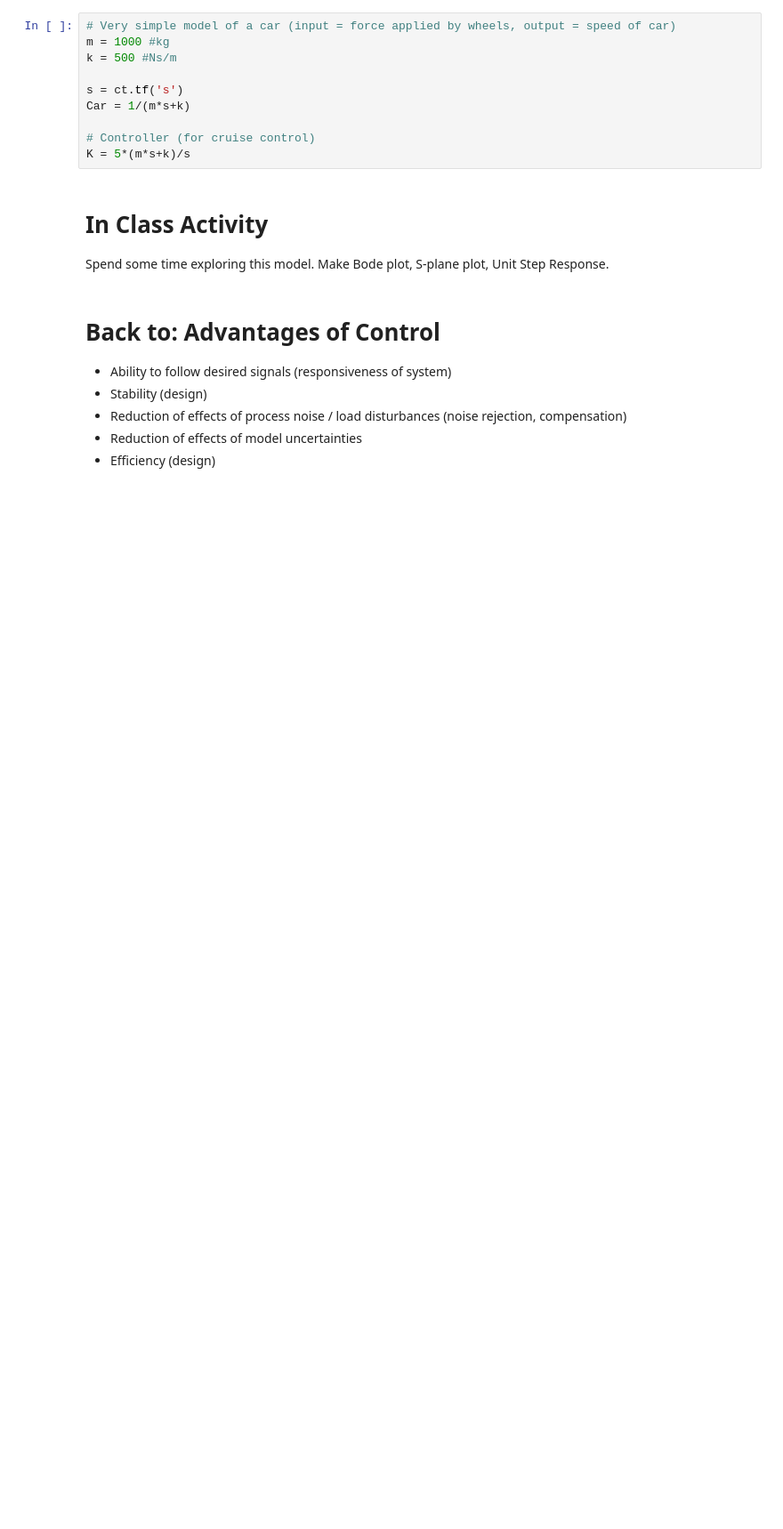
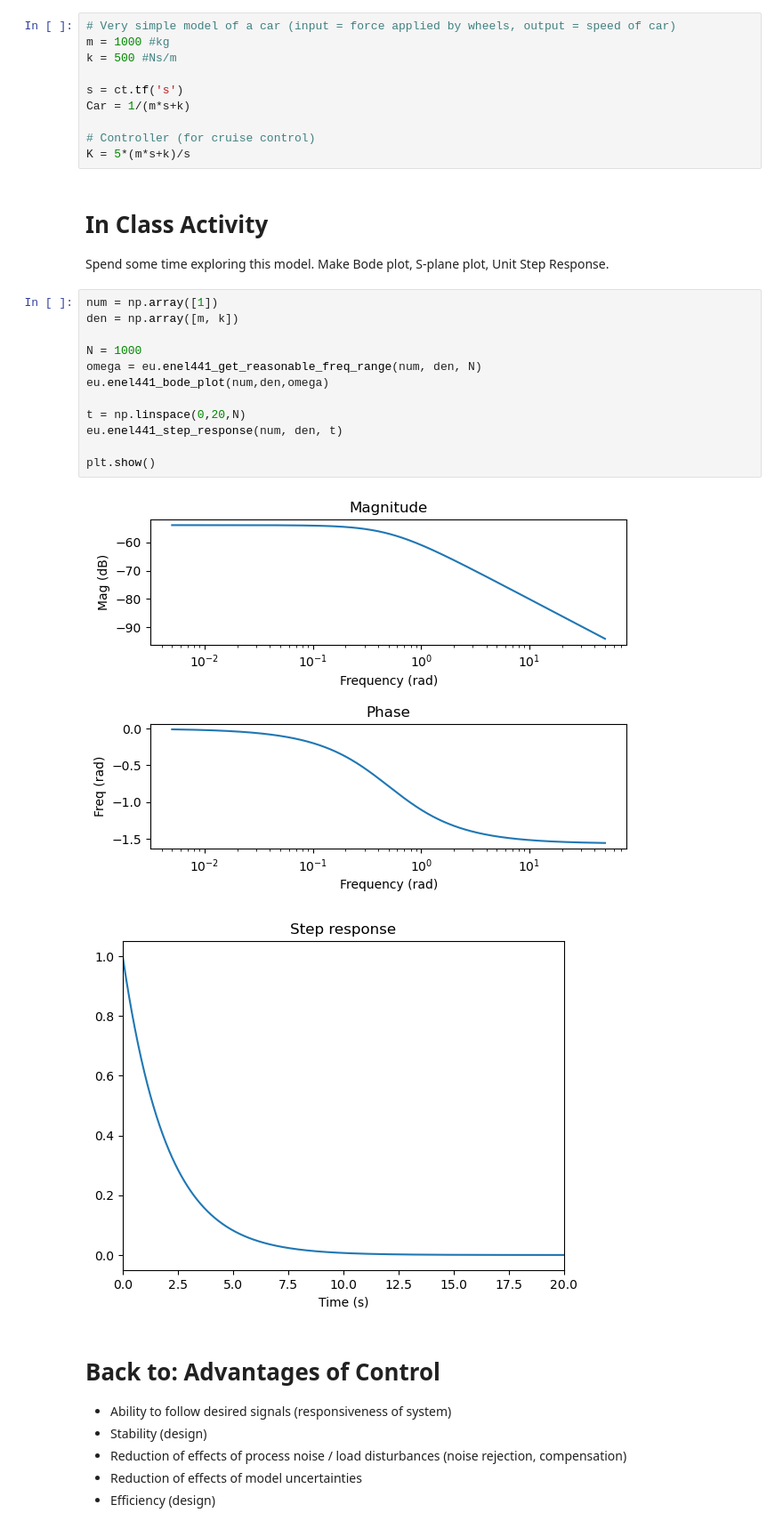
Before and after one commit to issam-akhtar/ENEL44-Unit-2---Intro-to-control, a Jupyter notebook: sensitivity function.ipynb, the cells around one changed output. Shown at 89% size. Cells and saved outputs as stored; diff of their text form; blank space fills up the shorter version.

```diff
--- a/sensitivity function.ipynb
+++ b/sensitivity function.ipynb
@@ -140,6 +140,21 @@ K = 5*(m*s+k)/s
 # In Class Activity
 
 Spend some time exploring this model. Make Bode plot, S-plane plot, Unit Step Response.
+# %%
+num = np.array([1])
+den = np.array([m, k])
+
+N = 1000
+omega = eu.enel441_get_reasonable_freq_range(num, den, N)
+eu.enel441_bode_plot(num,den,omega)
+
+t = np.linspace(0,20,N)
+eu.enel441_step_response(num, den, t)
+
+plt.show()
+# %% [output]
+[figure, added]
+[figure, added]
 # %% [markdown]
 # Back to: Advantages of Control
 
```
Also changed, not shown: parts of 15 cells of this notebook, 3 other files.
